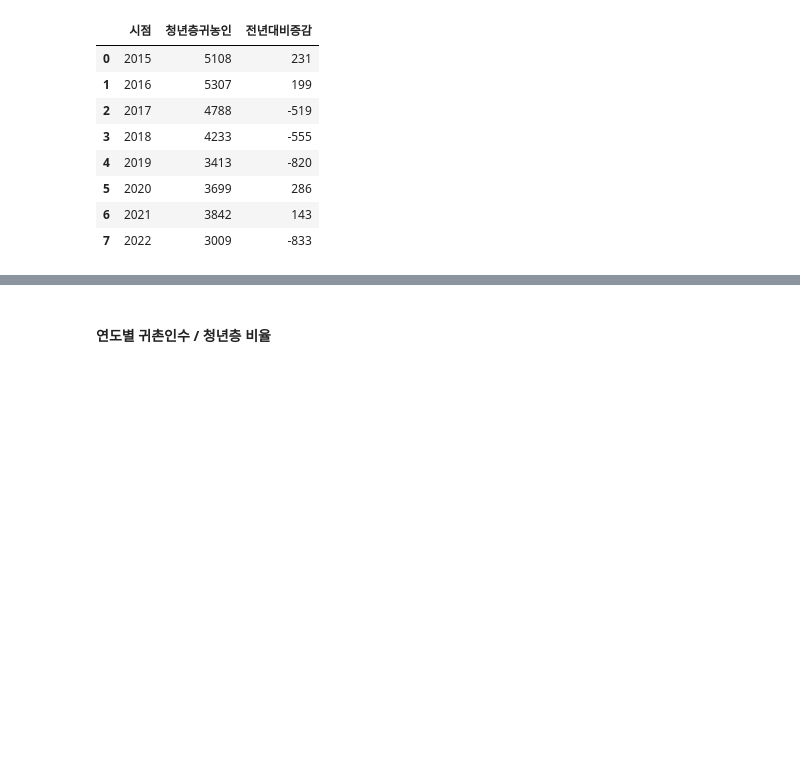
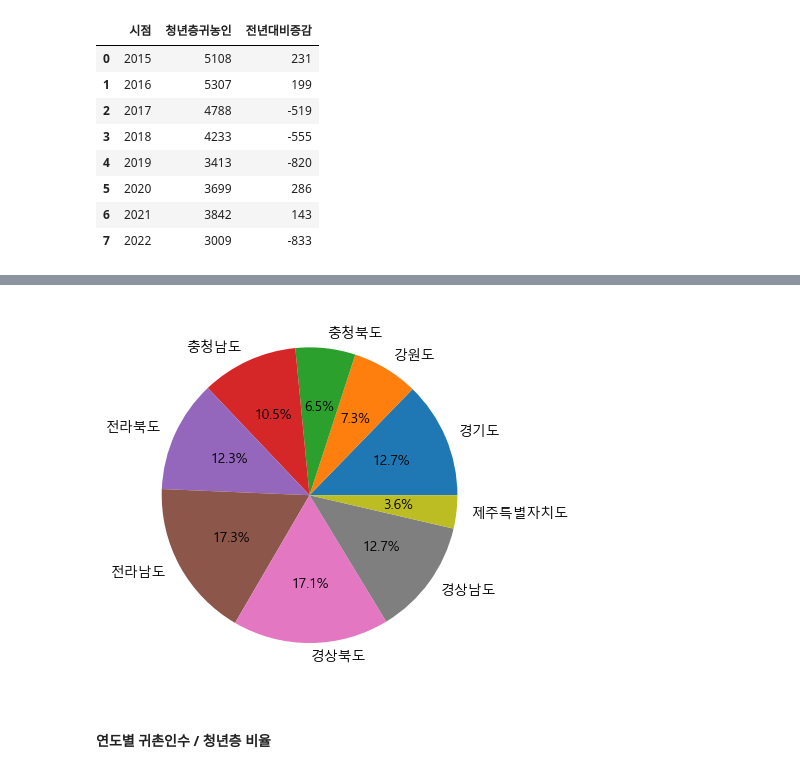
Before and after one commit to Aphian/data_science, a Jupyter notebook: 2_시각화.ipynb, the cells around one changed output, grey strips where cells are left out. Cells and saved outputs as stored; diff of their text form; code cells hidden in the pictures; blank space fills up the shorter version.

```diff
--- a/2_시각화.ipynb
+++ b/2_시각화.ipynb
@@ -138,0 +158,3 @@ region_farm.plot(x = '시점', y = ['부산광역시', '대구광역시', '전
+# %%
+total_region_sum = pd.read_csv('./data/연도별_지역간_귀농인.csv')
+total_region_sum.rename(columns={'Unnamed: 0' : '구별'}, inplace=True)
@@ -139,3 +174,10 @@ region_farm.plot(x = '시점', y = ['부산광역시', '대구광역시', '전
+# %%
+plt.pie(total_region_sum[5:]['합계'], labels=total_region_sum[5:]['구별'],
+        autopct='%1.1f%%',
+       )
+plt.show()
+# %% [output]
+[figure, added]
 # %% [markdown]
 #### 연도별 귀촌인수 / 청년층 비율
 # %%
```
Also changed, not shown: parts of 14 cells of this notebook, 5 other files.
